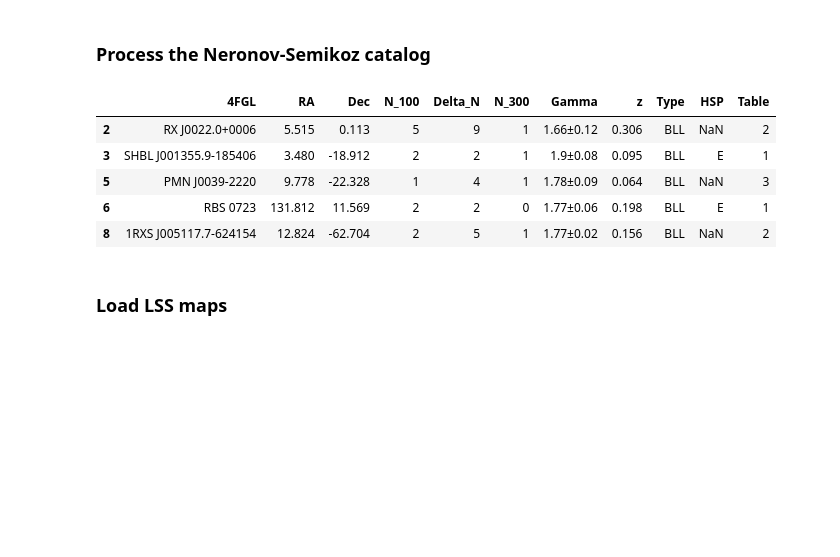
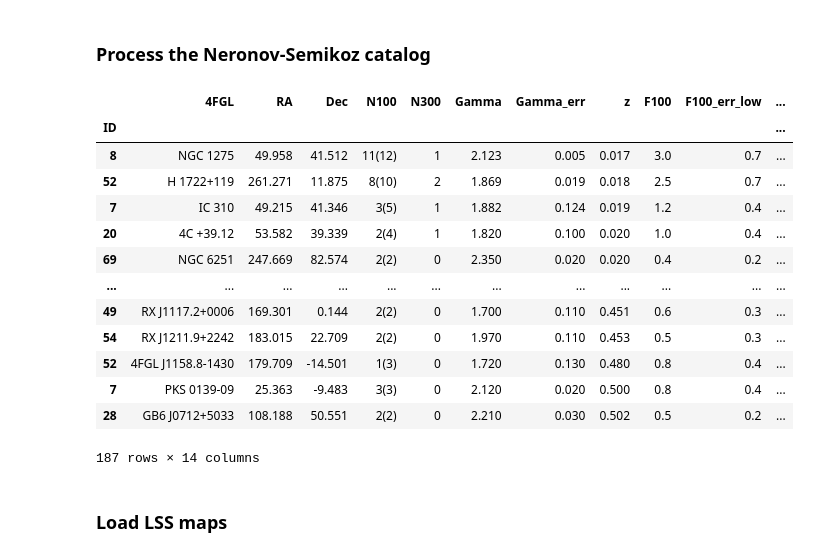
Before and after one commit to KleimenovM/LargeScaleStructure, a Jupyter notebook: lss_NS_interp.ipynb, the cells around one changed output. Saved outputs shown, nothing was run; the diff lists cells and outputs as text; code cells hidden in the pictures; blank space fills up the shorter version.

```diff
--- a/lss_NS_interp.ipynb
+++ b/lss_NS_interp.ipynb
@@ -20,17 +22,25 @@ mpl.rcParams['font.size'] = 12
 ### Process the Neronov-Semikoz catalog
 # %%
 # load NS catalog
-ns_catalog = pd.read_csv("./galcats/ns/NS_total.csv", index_col=0)
+ns_catalog = pd.read_csv("./galcats/ns/nscat_total.csv", index_col=0)
 # %%
-ns_catalog = ns_catalog[ns_catalog["z"] < 0.51]
-ns_catalog.head()
+ns_catalog = ns_catalog.query("0.01 < z < 0.51")
+ns_catalog
 # %% [output]
-|  | 4FGL | RA | Dec | N_100 | Delta_N | N_300 | Gamma | z | Type | HSP | Table |
-| 2 | RX J0022.0+0006 | 5.515 | 0.113 | 5 | 9 | 1 | 1.66±0.12 | 0.306 | BLL | NaN | 2 |
-| 3 | SHBL J001355.9-185406 | 3.480 | -18.912 | 2 | 2 | 1 | 1.9±0.08 | 0.095 | BLL | E | 1 |
-| 5 | PMN J0039-2220 | 9.778 | -22.328 | 1 | 4 | 1 | 1.78±0.09 | 0.064 | BLL | NaN | 3 |
-| 6 | RBS 0723 | 131.812 | 11.569 | 2 | 2 | 0 | 1.77±0.06 | 0.198 | BLL | E | 1 |
-| 8 | 1RXS J005117.7-624154 | 12.824 | -62.704 | 2 | 5 | 1 | 1.77±0.02 | 0.156 | BLL | NaN | 2 |
+|  | 4FGL | RA | Dec | N100 | N300 | Gamma | Gamma_err | z | F100 | F100_err_low | ... |
+| ID |  |  |  |  |  |  |  |  |  |  | ... |
+| 8 | NGC 1275 | 49.958 | 41.512 | 11(12) | 1 | 2.123 | 0.005 | 0.017 | 3.0 | 0.7 | ... |
+| 52 | H 1722+119 | 261.271 | 11.875 | 8(10) | 2 | 1.869 | 0.019 | 0.018 | 2.5 | 0.7 | ... |
+| 7 | IC 310 | 49.215 | 41.346 | 3(5) | 1 | 1.882 | 0.124 | 0.019 | 1.2 | 0.4 | ... |
+| 20 | 4C +39.12 | 53.582 | 39.339 | 2(4) | 1 | 1.820 | 0.100 | 0.020 | 1.0 | 0.4 | ... |
+| 69 | NGC 6251 | 247.669 | 82.574 | 2(2) | 0 | 2.350 | 0.020 | 0.020 | 0.4 | 0.2 | ... |
+| ... | ... | ... | ... | ... | ... | ... | ... | ... | ... | ... | ... |
+| 49 | RX J1117.2+0006 | 169.301 | 0.144 | 2(2) | 0 | 1.700 | 0.110 | 0.451 | 0.6 | 0.3 | ... |
+| 54 | RX J1211.9+2242 | 183.015 | 22.709 | 2(2) | 0 | 1.970 | 0.110 | 0.453 | 0.5 | 0.3 | ... |
+| 52 | 4FGL J1158.8-1430 | 179.709 | -14.501 | 1(3) | 0 | 1.720 | 0.130 | 0.480 | 0.8 | 0.4 | ... |
+| 7 | PKS 0139-09 | 25.363 | -9.483 | 3(3) | 0 | 2.120 | 0.020 | 0.500 | 0.8 | 0.4 | ... |
+| 28 | GB6 J0712+5033 | 108.188 | 50.551 | 2(2) | 0 | 2.210 | 0.030 | 0.502 | 0.5 | 0.2 | ... |
+187 rows × 14 columns
 # %%
 MW_plane = SkyCoord(l=np.linspace(0, 360, 100), b=0.0, frame='galactic', unit='deg').galactic
 theta_MW, phi_MW = np.pi/2 - MW_plane.b.rad, MW_plane.l.rad
```
Also changed, not shown: parts of 26 cells of this notebook, 19 other files.
